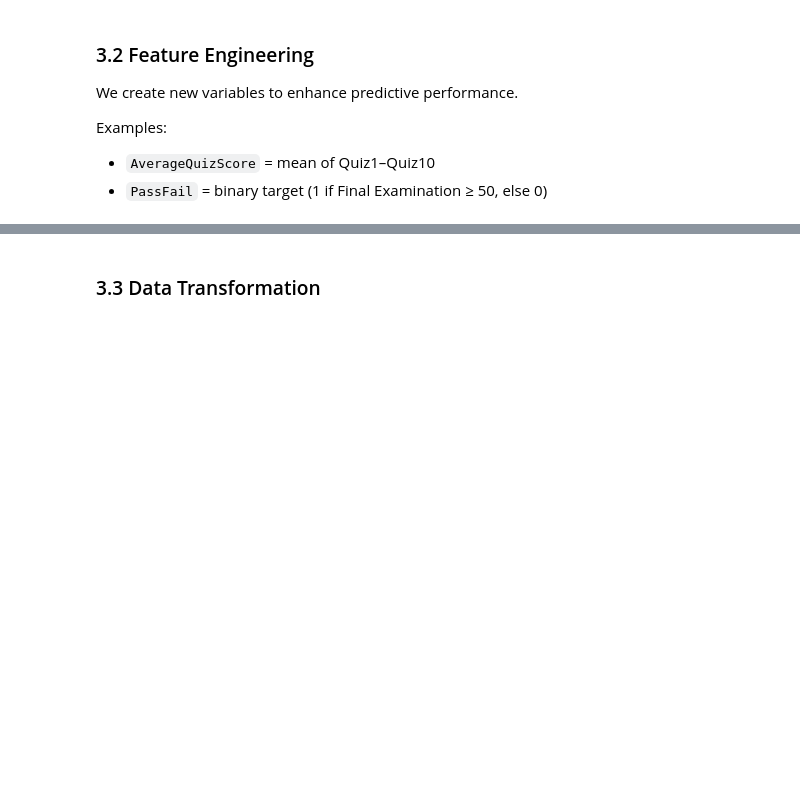
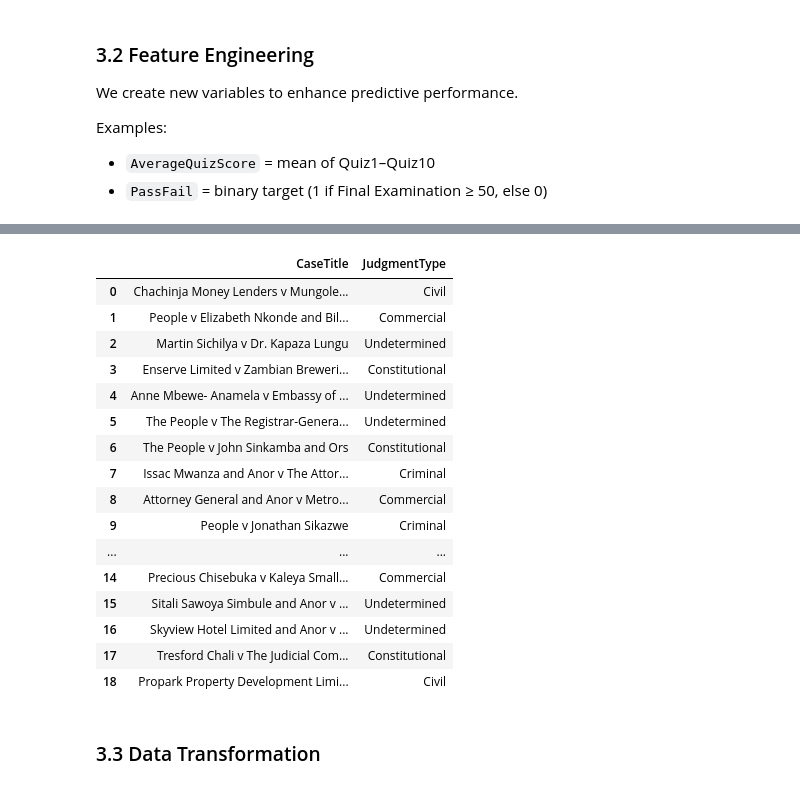
Before and after one commit to SuwilanjiTrey/DataMining-11, a Jupyter notebook: dataMiningGroup11.ipynb, the cells around one changed output, grey strips where cells are left out. Cells and saved outputs as stored; diff of their text form; code cells hidden in the pictures; blank space fills up the shorter version.

```diff
--- a/dataMiningGroup11.ipynb
+++ b/dataMiningGroup11.ipynb
@@ -231,6 +226,34 @@ Examples:
 - `PassFail` = binary target (1 if Final Examination ≥ 50, else 0)
 # %%
 import pandas as pd
+
+# Create a judgement type column based off this function
+def assign_judgment_type(summary):
+    summary = str(summary).lower()  # convert to lowercase for matching
+
+    # Criminal cases
+    if any(word in summary for word in ["murder", "robbery", "theft", "assault", "criminal"]):
+        return "Criminal"
+
+    # Civil cases
+    elif any(word in summary for word in ["contract", "damages", "tort", "negligence", "civil"]):
+        return "Civil"
+
+    # Constitutional cases
+    elif any(word in summary for word in ["constitution", "bill of rights", "fundamental rights", "constitutional"]):
+        return "Constitutional"
+
+    # Commercial cases
+    elif any(word in summary for word in ["company", "shareholder", "business", "bankruptcy", "commercial"]):
+        return "Commercial"
+
+    # Default if no match
+    else:
+        return "Undetermined"
+
+# Apply function to your dataframe
+df["JudgmentType"] = df["CaseSummary"].apply(assign_judgment_type)
+
 
 # Feature 1: Title length
 df['CaseTitleLength'] = df['CaseTitle'].astype(str).apply(len)
@@ -255,6 +278,27 @@ df.head()
 | 2 | Martin Sichilya v Dr. Kapaza Lungu | 2024/SD/84 | subordiante court of zambia | 15-Oct-24 | Hon. Mondoka | judgment arises claim applicant s... | article 266, constitution of zamb... | ... |
 | 3 | Enserve Limited v Zambian Breweri... | 2024/HPC/0800 | high court of zambia | 12-Aug-25 | Hon. Mrs. Justice K. E. Mwenda-Zimba | alfred kunda v geoffrey mulenga 2... | constitutional court, grade 12 ce... | ... |
 | 4 | Anne Mbewe- Anamela v Embassy of ... | 2023/HP/1762 | high court of zambia | 1-Aug-25 | Mulenga J | anne mbeweanamela v embassy irela... | diplomatic immunity, constructive... | ... |
+# %%
+# Check results
+df[["CaseTitle", "JudgmentType"]]
+# %% [output]
+|  | CaseTitle | JudgmentType |
+| 0 | Chachinja Money Lenders v Mungole... | Civil |
+| 1 | People v Elizabeth Nkonde and Bil... | Commercial |
+| 2 | Martin Sichilya v Dr. Kapaza Lungu | Undetermined |
+| 3 | Enserve Limited v Zambian Breweri... | Constitutional |
+| 4 | Anne Mbewe- Anamela v Embassy of ... | Undetermined |
+| 5 | The People v The Registrar-Genera... | Undetermined |
+| 6 | The People v John Sinkamba and Ors | Constitutional |
+| 7 | Issac Mwanza and Anor v The Attor... | Criminal |
+| 8 | Attorney General and Anor v Metro... | Commercial |
+| 9 | People v Jonathan Sikazwe | Criminal |
+| ... | ... | ... |
+| 14 | Precious Chisebuka v Kaleya Small... | Commercial |
+| 15 | Sitali Sawoya Simbule and Anor v ... | Undetermined |
+| 16 | Skyview Hotel Limited and Anor v ... | Undetermined |
+| 17 | Tresford Chali v The Judicial Com... | Constitutional |
+| 18 | Propark Property Development Limi... | Civil |
 # %% [markdown]
 ### 3.3 Data Transformation
 # %% [markdown]
```
Also changed, not shown: parts of 5 cells of this notebook.
